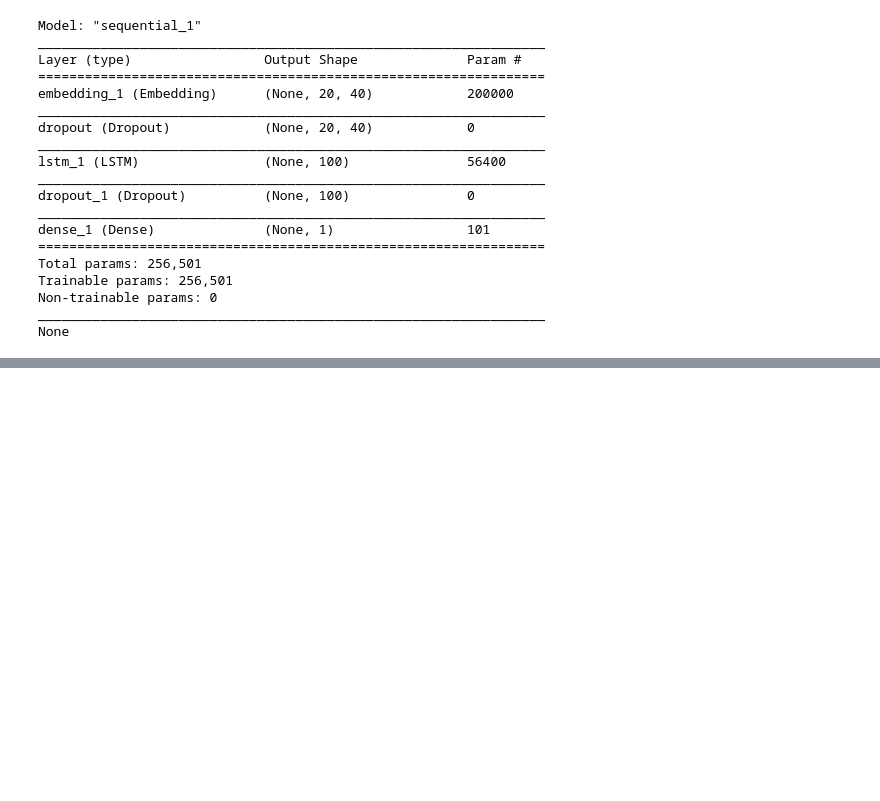
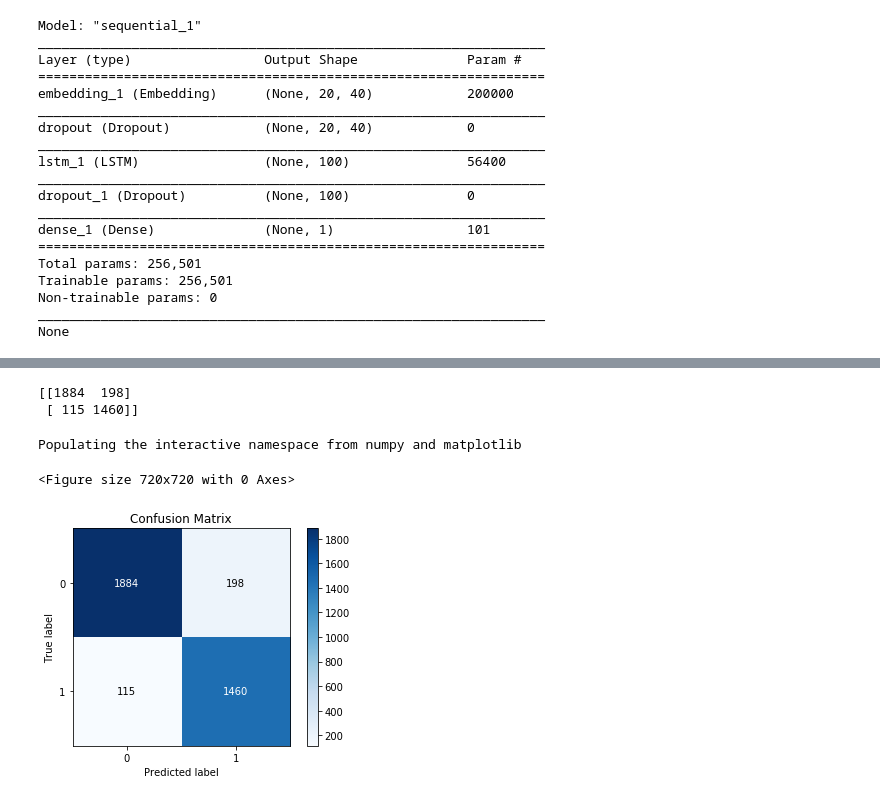
Before and after one commit to HassanSherwani/All_About_Neural_Networks, a Jupyter notebook: TensorFlow2.0/9.LSTM(1).ipynb, the cells around one changed output, grey strips where cells are left out. Cells and saved outputs as stored; diff of their text form; code cells hidden in the pictures; blank space fills up the shorter version.

```diff
--- a/TensorFlow2.0/9.LSTM(1).ipynb
+++ b/TensorFlow2.0/9.LSTM(1).ipynb
@@ -335,0 +342,3 @@ We have got slightly better results by adding dropout. As our tarining accuracy
+# %%
+%%time
+history = model.fit(X_train, y_train, epochs=epochs, batch_size=batch_size,validation_split=0.1,callbacks=[EarlyStopping(monitor='val_loss', patience=3, min_delta=0.0001)])
@@ -335,0 +356,3 @@ We have got slightly better results by adding dropout. As our tarining accuracy
+# %%
+y_pred=model.predict_classes(X_test)
+y_pred[:5]
@@ -335,0 +381,18 @@ We have got slightly better results by adding dropout. As our tarining accuracy
+# %%
+cm=confusion_matrix(y_test,y_pred)
+print(cm)
+# %% [output]
+[[1884  198]
+ [ 115 1460]]
+# %%
+import matplotlib.pyplot as plt
+%matplotlib inline
+%pylab inline
+import scikitplot as skplt
+plt.figure(figsize=(10,10))
+skplt.metrics.plot_confusion_matrix(y_test,y_pred)
+plt.show()
+# %% [output]
+Populating the interactive namespace from numpy and matplotlib
+<Figure size 720x720 with 0 Axes>
+[figure, added]
```
Also changed, not shown: parts of 18 cells of this notebook.
